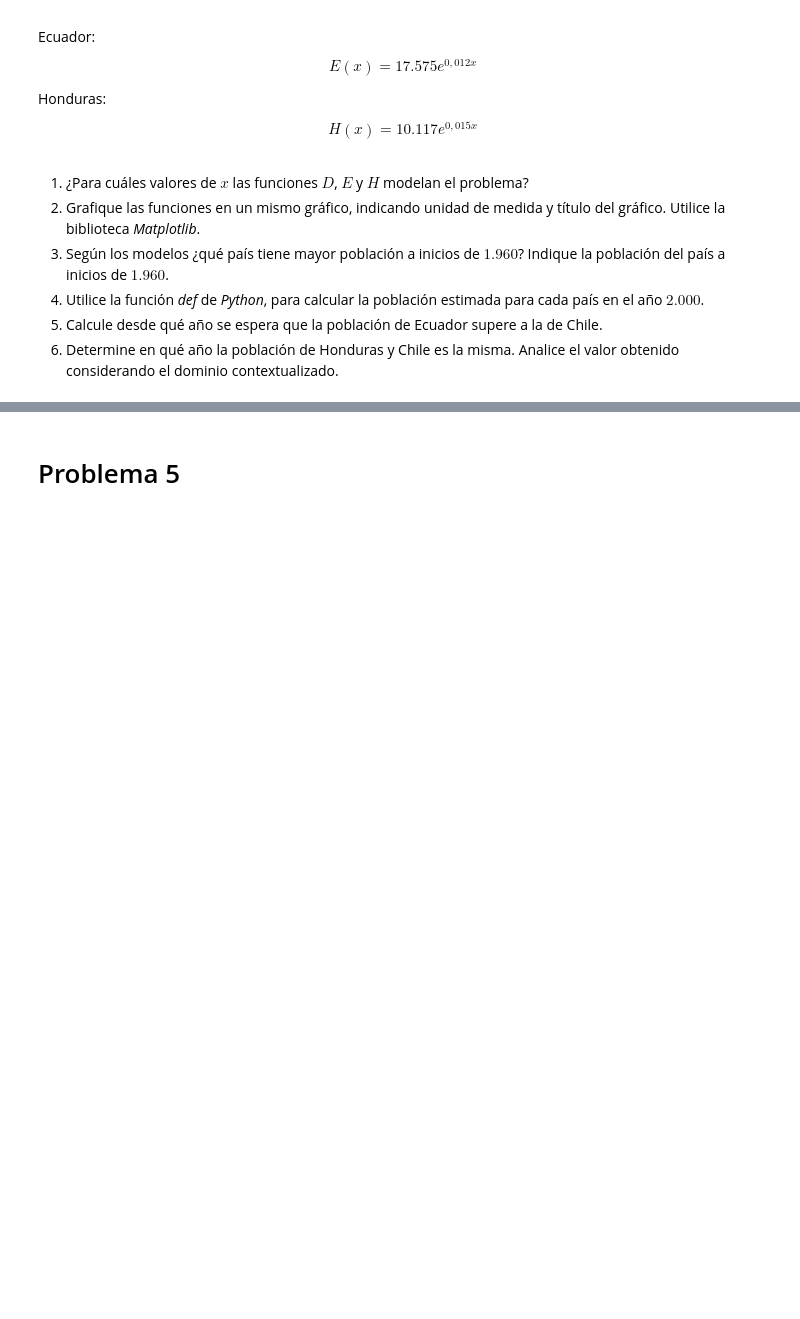
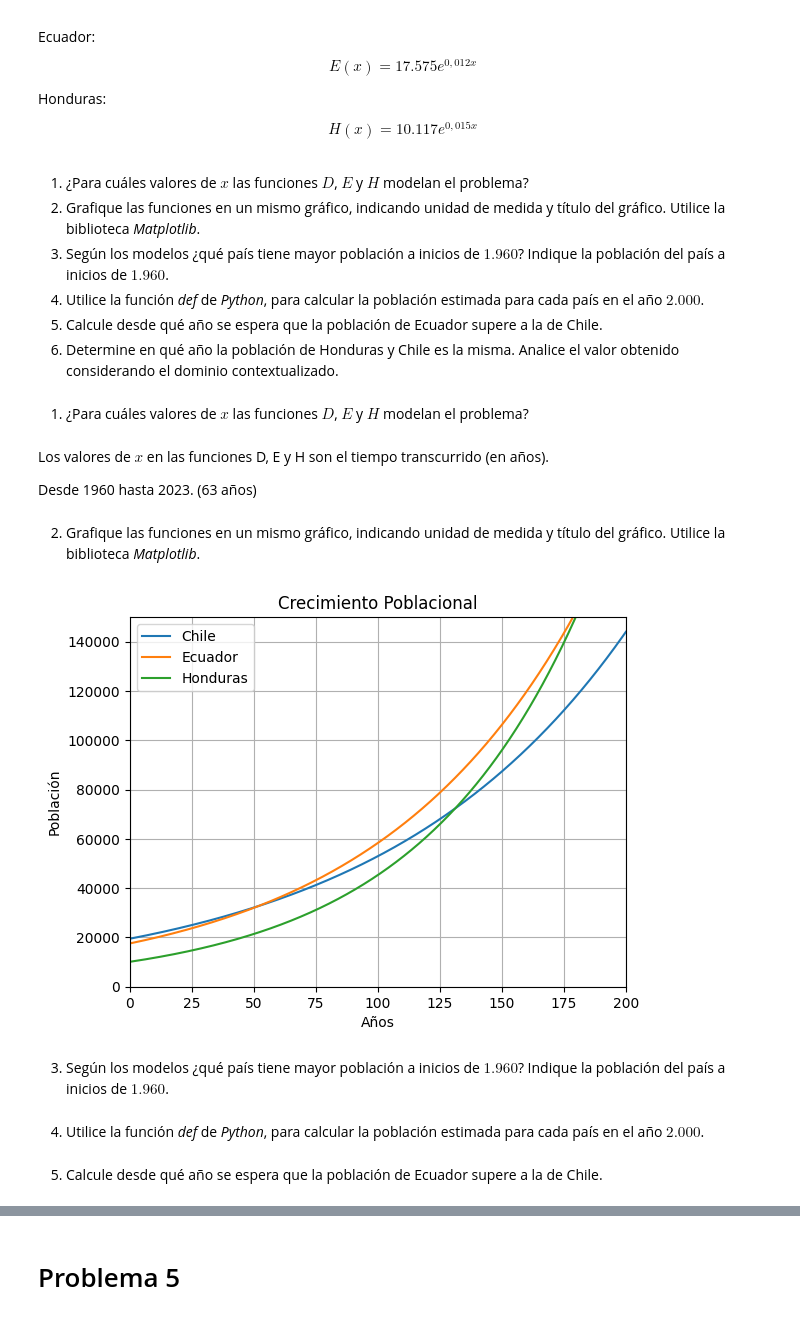
Before and after one commit to NachoSaave/Python-Centralizado, a Jupyter notebook: Mat Aplicada/G3_Aplicaciones_de_funciones.ipynb, the cells around one changed output, grey strips where cells are left out. Saved outputs shown, nothing was run; the diff lists cells and outputs as text; code cells hidden in the pictures; blank space fills up the shorter version.

```diff
--- a/Mat Aplicada/G3_Aplicaciones_de_funciones.ipynb
+++ b/Mat Aplicada/G3_Aplicaciones_de_funciones.ipynb
@@ -221,3 +229,44 @@ $$H(x)=10.117e^{0,015x}$$
 4. Utilice la función *def* de *Python*, para calcular la población estimada para cada país en el año $2.000$.
 5. Calcule desde qué año se espera que la población de Ecuador supere a la de Chile.
 6. Determine en qué año la población de Honduras y Chile es la misma. Analice el valor obtenido considerando el dominio contextualizado.
+# %%
+
+def C(x):
+    e=np.exp(0.01*x)
+    return 19493*e
+
+def E(x):
+    i=np.exp(0.012*x)
+    return 17575*i
+
+def H(x):
+    o=np.exp(0.015*x)
+    return 10117*o
+# %% [markdown]
+1. ¿Para cuáles valores de $x$ las funciones $D$, $E$ y $H$ modelan el problema?
+# %% [markdown]
+Los valores de $x$ en las funciones D, E y H son el tiempo transcurrido (en años).
+
+Desde 1960 hasta 2023. (63 años)
+# %% [markdown]
+2. Grafique las funciones en un mismo gráfico, indicando unidad de medida y título del gráfico. Utilice la biblioteca *Matplotlib*.
+# %%
+x = np.arange(0,1000,0.01)
+plt.plot(x, C(x), label = 'Chile')
+plt.plot(x, E(x), label = 'Ecuador')
+plt.plot(x, H(x), label = 'Honduras')
+plt.axis([-0, 200, 0, 150000])
+plt.title('Crecimiento Poblacional')
+plt.xlabel('Años')
+plt.ylabel('Población')
+plt.grid(True)
+plt.legend()
+plt.show()
+# %% [output]
+[figure, added]
+# %% [markdown]
+3. Según los modelos ¿qué país tiene mayor población a inicios de $1.960$? Indique la población del país a inicios de $1.960$.
+# %% [markdown]
+4. Utilice la función *def* de *Python*, para calcular la población estimada para cada país en el año $2.000$.
+# %% [markdown]
+5. Calcule desde qué año se espera que la población de Ecuador supere a la de Chile.
```
Also changed, not shown: parts of 6 cells of this notebook.
